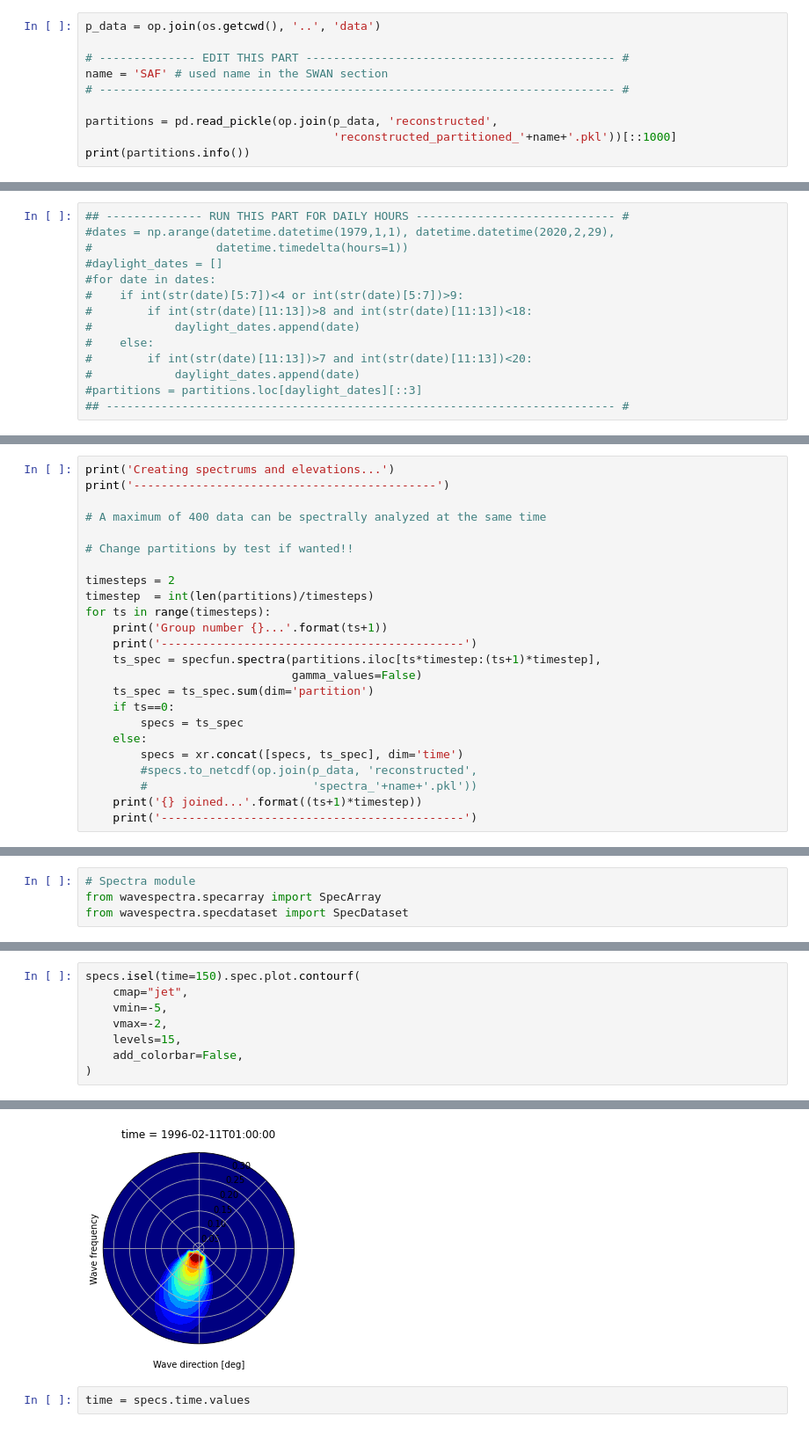
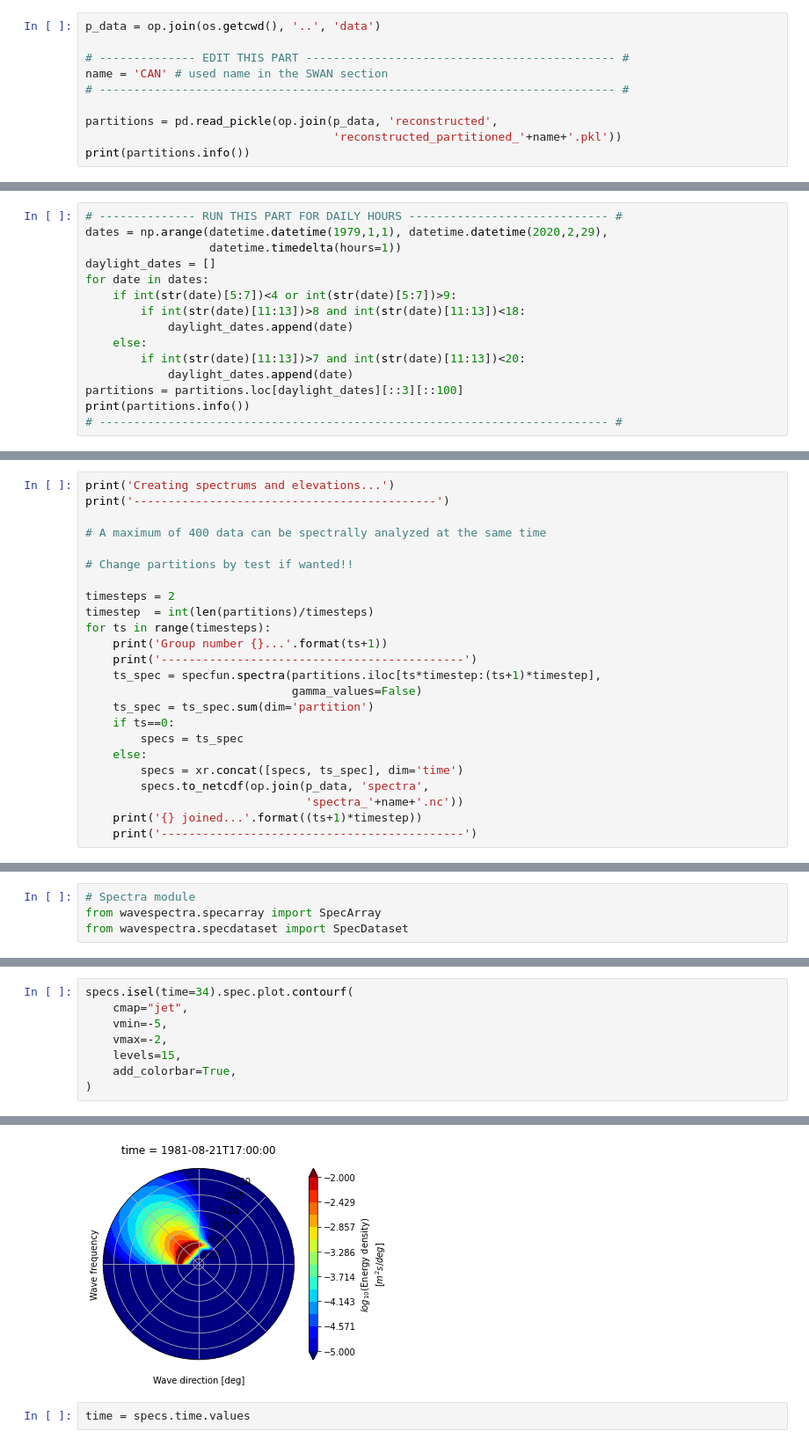
Before and after one commit to javitausia/DeliWaves, a Jupyter notebook: spectra/spectra_notebook.ipynb, the cells around one changed output, grey strips where cells are left out. Shown at 88% size. Saved outputs shown, nothing was run; the diff lists cells and outputs as text.

```diff
--- a/spectra/spectra_notebook.ipynb
+++ b/spectra/spectra_notebook.ipynb
@@ -23,11 +147,11 @@ import spectra_functions as specfun
 p_data = op.join(os.getcwd(), '..', 'data')
 
 # -------------- EDIT THIS PART --------------------------------------------- #
-name = 'SAF' # used name in the SWAN section
+name = 'CAN' # used name in the SWAN section
 # --------------------------------------------------------------------------- #
 
 partitions = pd.read_pickle(op.join(p_data, 'reconstructed',
-                                    'reconstructed_partitioned_'+name+'.pkl'))[::1000]
+                                    'reconstructed_partitioned_'+name+'.pkl'))
 print(partitions.info())
 # %% [output]
 <class 'pandas.core.frame.DataFrame'>
@@ -49,15 +173,16 @@ memory usage: 50.8 KB
 None
 # %%
-## -------------- RUN THIS PART FOR DAILY HOURS ----------------------------- #
-#dates = np.arange(datetime.datetime(1979,1,1), datetime.datetime(2020,2,29),
-#                  datetime.timedelta(hours=1))
-#daylight_dates = []
-#for date in dates:
-#    if int(str(date)[5:7])<4 or int(str(date)[5:7])>9:
-#        if int(str(date)[11:13])>8 and int(str(date)[11:13])<18:
-#            daylight_dates.append(date)
-#    else:
-#        if int(str(date)[11:13])>7 and int(str(date)[11:13])<20:
-#            daylight_dates.append(date)
-#partitions = partitions.loc[daylight_dates][::3]
-## -------------------------------------------------------------------------- #
+# -------------- RUN THIS PART FOR DAILY HOURS ----------------------------- #
+dates = np.arange(datetime.datetime(1979,1,1), datetime.datetime(2020,2,29),
+                  datetime.timedelta(hours=1))
+daylight_dates = []
+for date in dates:
+    if int(str(date)[5:7])<4 or int(str(date)[5:7])>9:
+        if int(str(date)[11:13])>8 and int(str(date)[11:13])<18:
+            daylight_dates.append(date)
+    else:
+        if int(str(date)[11:13])>7 and int(str(date)[11:13])<20:
+            daylight_dates.append(date)
+partitions = partitions.loc[daylight_dates][::3][::100]
+print(partitions.info())
+# -------------------------------------------------------------------------- #
@@ -108,8 +251,8 @@ for ts in range(timesteps):
         specs = ts_spec
     else:
         specs = xr.concat([specs, ts_spec], dim='time')
-        #specs.to_netcdf(op.join(p_data, 'reconstructed',
-        #                        'spectra_'+name+'.pkl'))
+        specs.to_netcdf(op.join(p_data, 'spectra',
+                                'spectra_'+name+'.nc'))
     print('{} joined...'.format((ts+1)*timestep))
     print('--------------------------------------------')
 # %% [output]
@@ -244,14 +371,14 @@ Coordinates:
 # %%
-specs.isel(time=150).spec.plot.contourf(
+specs.isel(time=34).spec.plot.contourf(
     cmap="jet",
     vmin=-5,
     vmax=-2,
     levels=15,
-    add_colorbar=False,
+    add_colorbar=True,
 )
 # %% [output]
 <matplotlib.contour.QuadContourSet at 0x...>
-[figure, old version]
+[figure, new version]
 # %%
 time = specs.time.values
 # %%
```
Also changed, not shown: parts of 14 cells of this notebook, 1 other file.
